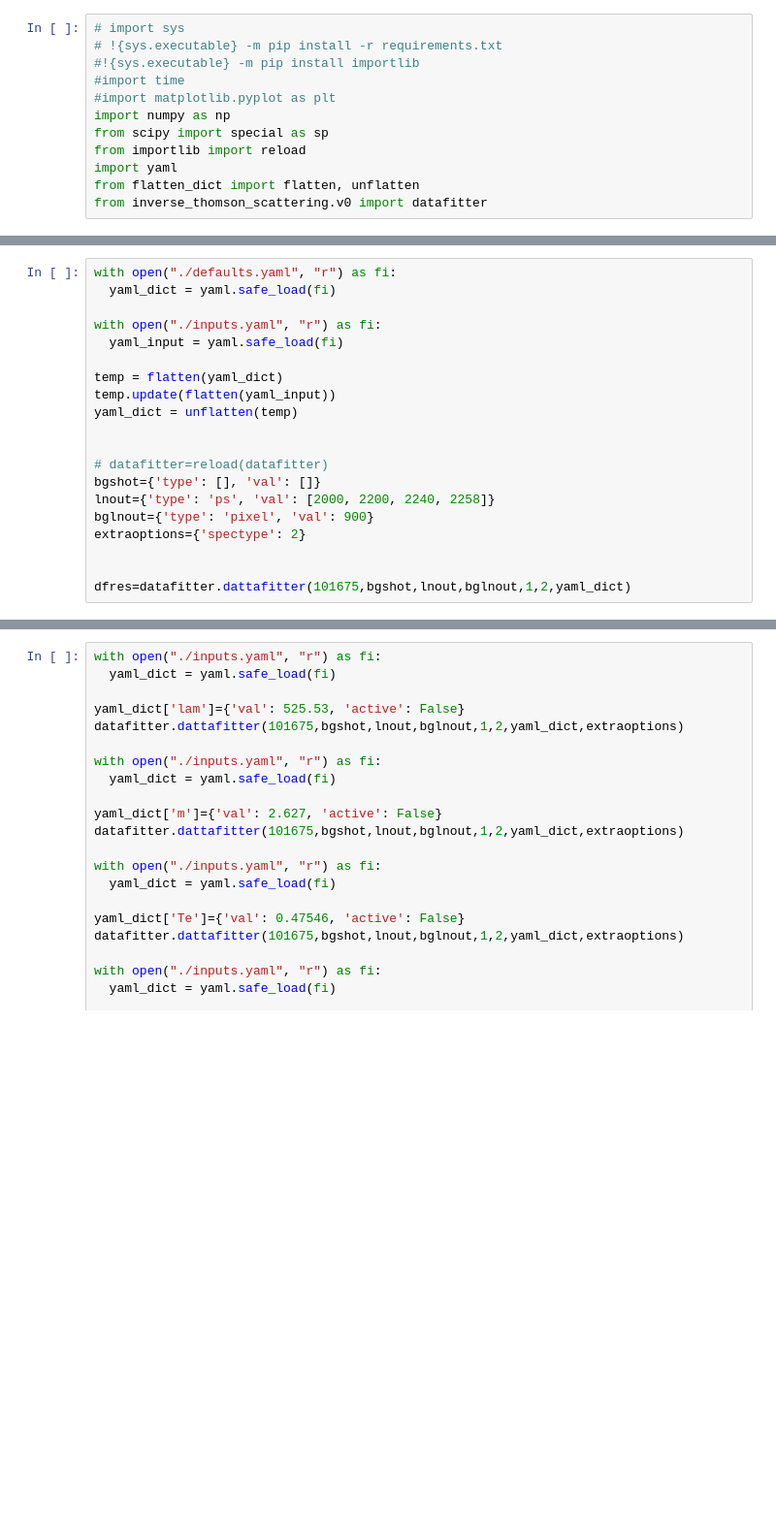
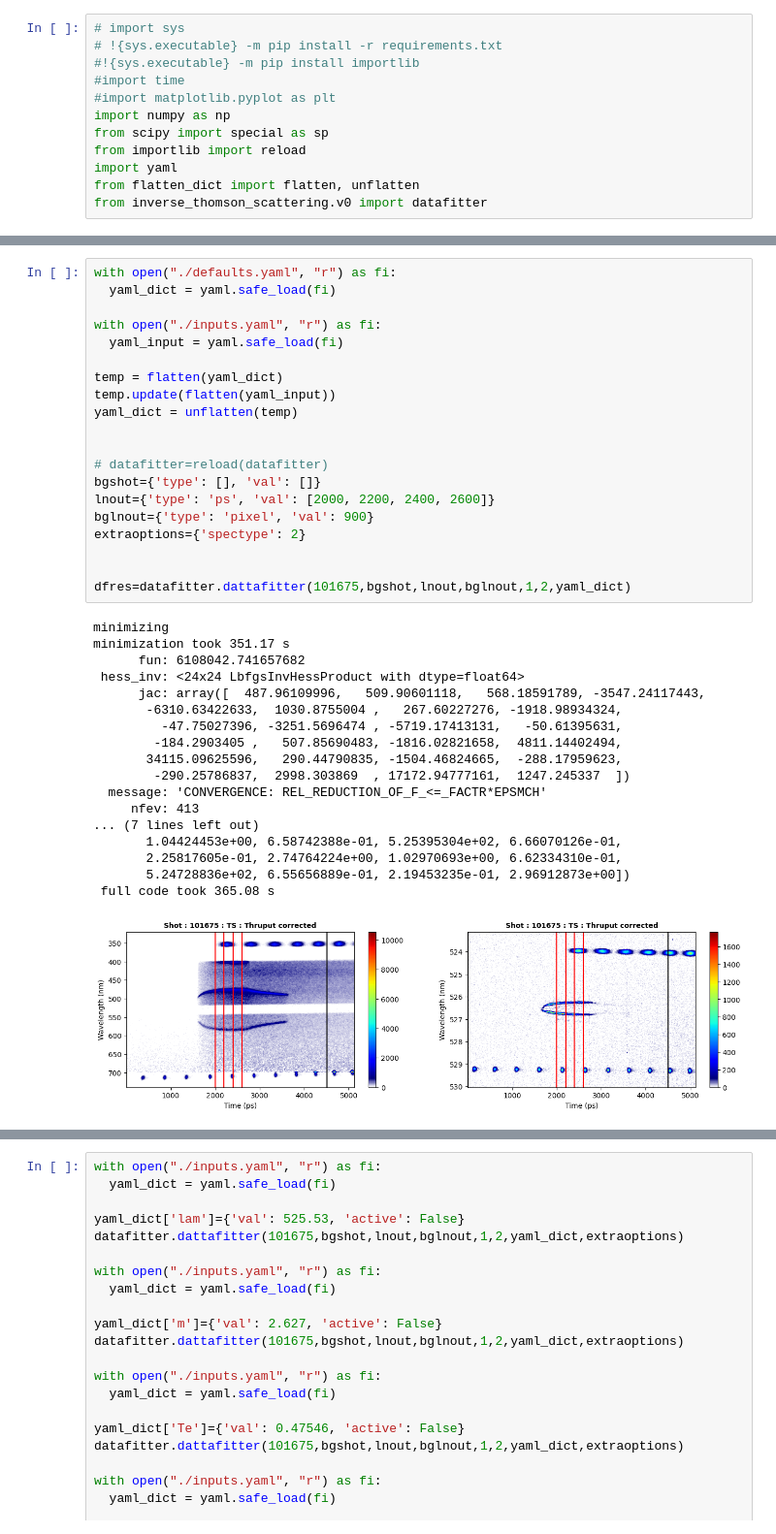
Before and after one commit to ergodicio/inverse-thomson-scattering, a Jupyter notebook: testdatafitter.ipynb, the cells around one changed output, grey strips where cells are left out. Shown at 97% size. Saved outputs shown, nothing was run; the diff lists cells and outputs as text; blank space fills up the shorter version.

```diff
--- a/testdatafitter.ipynb
+++ b/testdatafitter.ipynb
@@ -94,20 +152,39 @@ minimizing
 # %%
 with open("./defaults.yaml", "r") as fi:
   yaml_dict = yaml.safe_load(fi)
 
 with open("./inputs.yaml", "r") as fi:
   yaml_input = yaml.safe_load(fi)
 
 temp = flatten(yaml_dict)
 temp.update(flatten(yaml_input))
 yaml_dict = unflatten(temp)
 
 
 # datafitter=reload(datafitter)
 bgshot={'type': [], 'val': []}
-lnout={'type': 'ps', 'val': [2000, 2200, 2240, 2258]}
+lnout={'type': 'ps', 'val': [2000, 2200, 2400, 2600]}
 bglnout={'type': 'pixel', 'val': 900}
 extraoptions={'spectype': 2}
 
 
 dfres=datafitter.dattafitter(101675,bgshot,lnout,bglnout,1,2,yaml_dict)
+# %% [output]
+minimizing
+minimization took 351.17 s
+      fun: 6108042.741657682
+ hess_inv: <24x24 LbfgsInvHessProduct with dtype=float64>
+      jac: array([  487.96109996,   509.90601118,   568.18591789, -3547.24117443,
+       -6310.63422633,  1030.8755004 ,   267.60227276, -1918.98934324,
+         -47.75027396, -3251.5696474 , -5719.17413131,   -50.61395631,
+        -184.2903405 ,   507.85690483, -1816.02821658,  4811.14402494,
+       34115.09625596,   290.44790835, -1504.46824665,  -288.17959623,
+        -290.25786837,  2998.303869  , 17172.94777161,  1247.245337  ])
+  message: 'CONVERGENCE: REL_REDUCTION_OF_F_<=_FACTR*EPSMCH'
+     nfev: 413
+... (7 lines left out)
+       1.04424453e+00, 6.58742388e-01, 5.25395304e+02, 6.66070126e-01,
+       2.25817605e-01, 2.74764224e+00, 1.02970693e+00, 6.62334310e-01,
+       5.24728836e+02, 6.55656889e-01, 2.19453235e-01, 2.96912873e+00])
+ full code took 365.08 s
+[figure, added]
```
Also changed, not shown: parts of 6 cells of this notebook, 4 other files.
